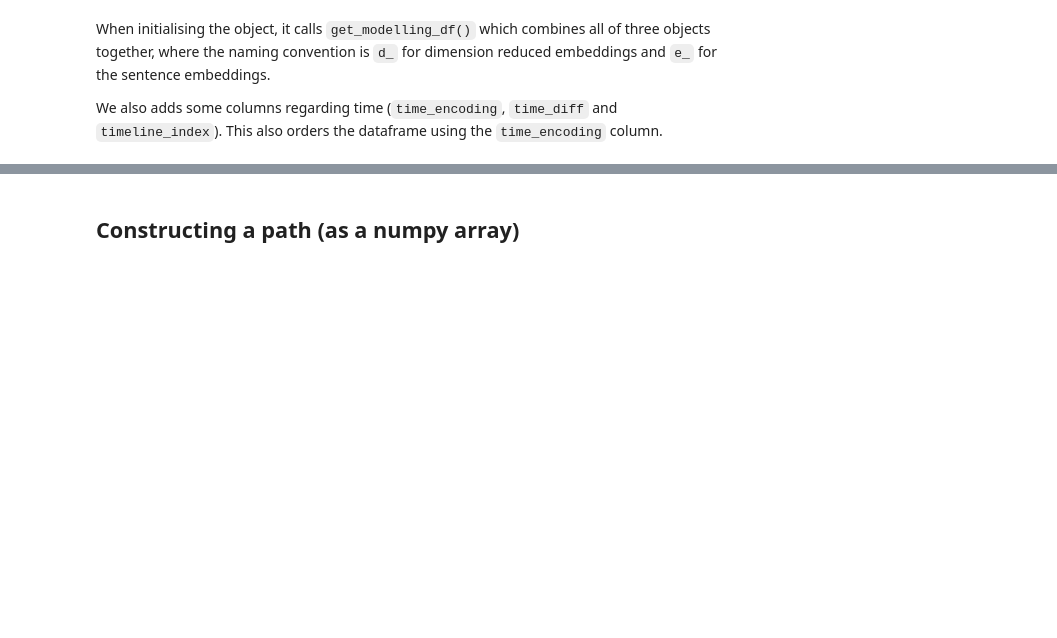
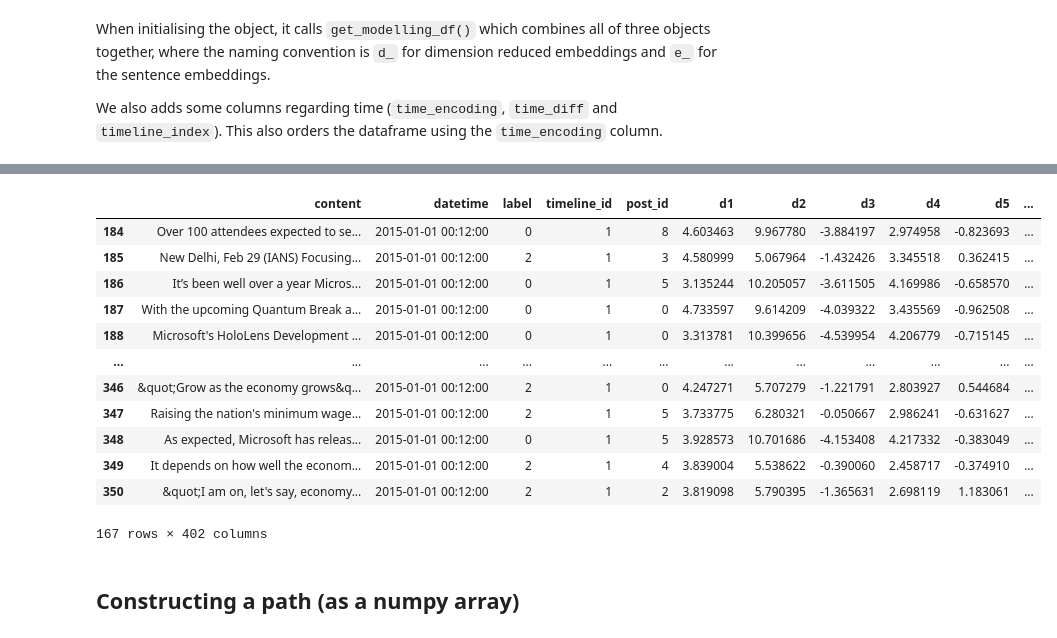
Before and after one commit to datasig-ac-uk/nlpsig, a Jupyter notebook: notebooks/pathbert_main.ipynb, the cells around one changed output, grey strips where cells are left out. Saved outputs shown, nothing was run; the diff lists cells and outputs as text; code cells hidden in the pictures; blank space fills up the shorter version.

```diff
--- a/notebooks/pathbert_main.ipynb
+++ b/notebooks/pathbert_main.ipynb
@@ -344,4 +1046,20 @@ dataset.df.head()
 5 rows × 402 columns
+# %%
+dataset.df[dataset.df["timeline_id"]==1]
+# %% [output]
+|  | content | datetime | label | timeline_id | post_id | d1 | d2 | d3 | d4 | d5 | ... |
+| 184 | Over 100 attendees expected to se... | 2015-01-01 00:12:00 | 0 | 1 | 8 | 4.603463 | 9.967780 | -3.884197 | 2.974958 | -0.823693 | ... |
+| 185 | New Delhi, Feb 29 (IANS) Focusing... | 2015-01-01 00:12:00 | 2 | 1 | 3 | 4.580999 | 5.067964 | -1.432426 | 3.345518 | 0.362415 | ... |
+| 186 | It’s been well over a year Micros... | 2015-01-01 00:12:00 | 0 | 1 | 5 | 3.135244 | 10.205057 | -3.611505 | 4.169986 | -0.658570 | ... |
+| 187 | With the upcoming Quantum Break a... | 2015-01-01 00:12:00 | 0 | 1 | 0 | 4.733597 | 9.614209 | -4.039322 | 3.435569 | -0.962508 | ... |
+| 188 | Microsoft's HoloLens Development ... | 2015-01-01 00:12:00 | 0 | 1 | 0 | 3.313781 | 10.399656 | -4.539954 | 4.206779 | -0.715145 | ... |
+| ... | ... | ... | ... | ... | ... | ... | ... | ... | ... | ... | ... |
+| 346 | &quot;Grow as the economy grows&q... | 2015-01-01 00:12:00 | 2 | 1 | 0 | 4.247271 | 5.707279 | -1.221791 | 2.803927 | 0.544684 | ... |
+| 347 | Raising the nation's minimum wage... | 2015-01-01 00:12:00 | 2 | 1 | 5 | 3.733775 | 6.280321 | -0.050667 | 2.986241 | -0.631627 | ... |
+| 348 | As expected, Microsoft has releas... | 2015-01-01 00:12:00 | 0 | 1 | 5 | 3.928573 | 10.701686 | -4.153408 | 4.217332 | -0.383049 | ... |
+| 349 | It depends on how well the econom... | 2015-01-01 00:12:00 | 2 | 1 | 4 | 3.839004 | 5.538622 | -0.390060 | 2.458717 | -0.374910 | ... |
+| 350 | &quot;I am on, let's say, economy... | 2015-01-01 00:12:00 | 2 | 1 | 2 | 3.819098 | 5.790395 | -1.365631 | 2.698119 | 1.183061 | ... |
+167 rows × 402 columns
 # %% [markdown]
 ## Constructing a path (as a numpy array)
 # %% [markdown]
```
Also changed, not shown: parts of 7 cells of this notebook.
